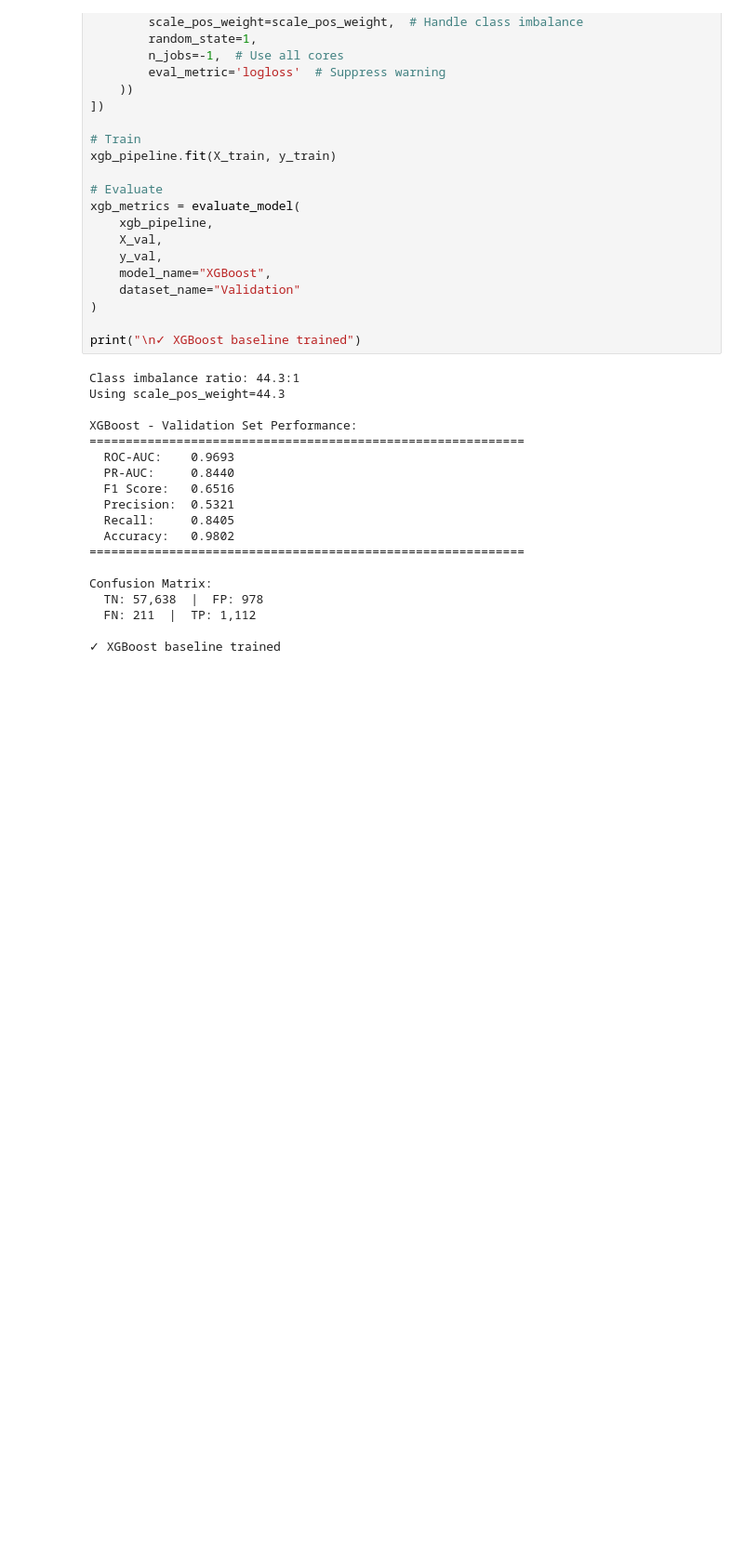
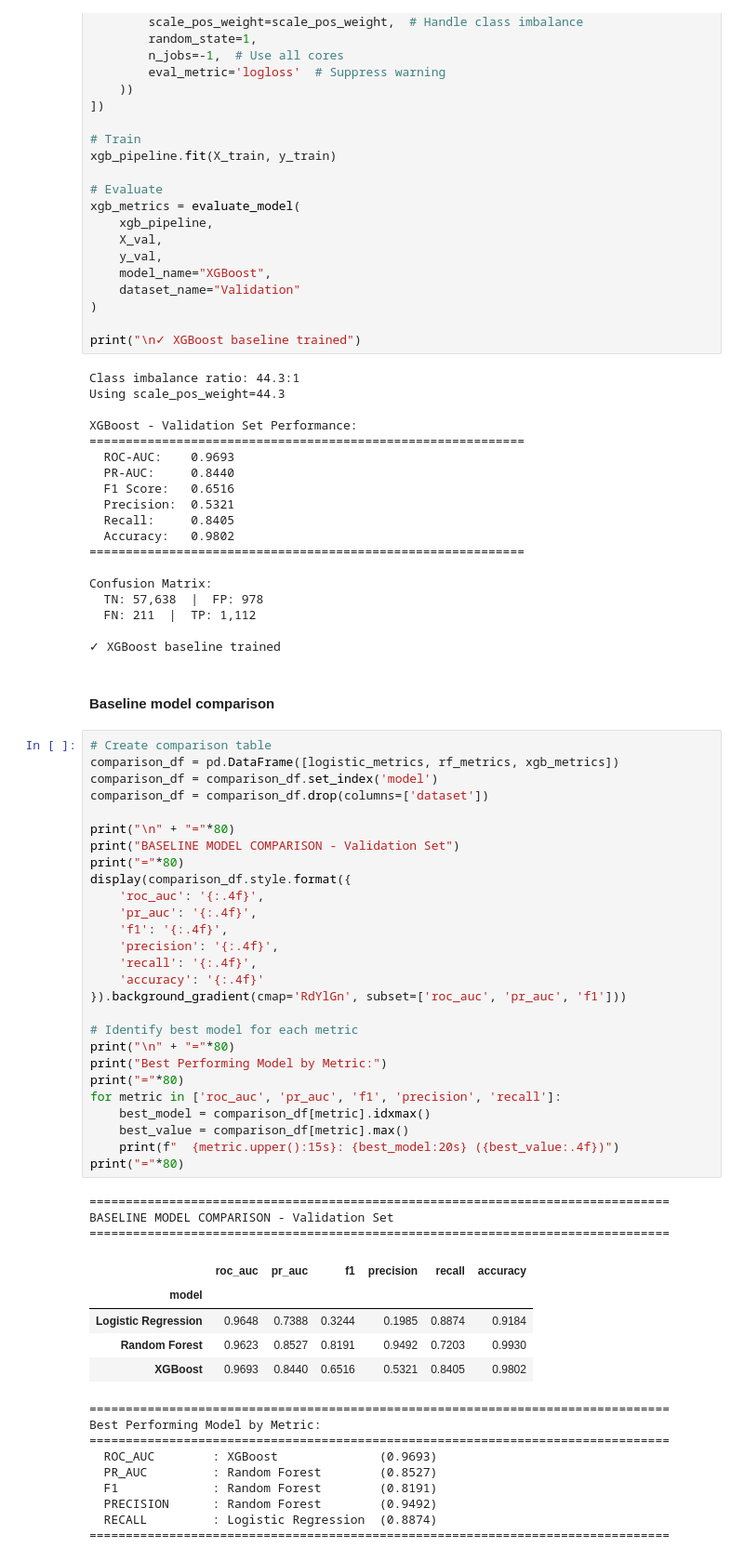
Before and after one commit to denshe/ecom-fraud-detection, a Jupyter notebook: fraud_transactions_eda_training.ipynb, the cells around one changed output. Shown at 93% size. Cells and saved outputs as stored; diff of their text form; blank space fills up the shorter version.

```diff
--- a/fraud_transactions_eda_training.ipynb
+++ b/fraud_transactions_eda_training.ipynb
@@ -801,3 +802,50 @@ Confusion Matrix:
   FN: 211  |  TP: 1,112
 
 ✓ XGBoost baseline trained
+# %% [markdown]
+#### Baseline model comparison
+# %%
+# Create comparison table
+comparison_df = pd.DataFrame([logistic_metrics, rf_metrics, xgb_metrics])
+comparison_df = comparison_df.set_index('model')
+comparison_df = comparison_df.drop(columns=['dataset'])
+
+print("\n" + "="*80)
+print("BASELINE MODEL COMPARISON - Validation Set")
+print("="*80)
+display(comparison_df.style.format({
+    'roc_auc': '{:.4f}',
+    'pr_auc': '{:.4f}',
+    'f1': '{:.4f}',
+    'precision': '{:.4f}',
+    'recall': '{:.4f}',
+    'accuracy': '{:.4f}'
+}).background_gradient(cmap='RdYlGn', subset=['roc_auc', 'pr_auc', 'f1']))
+
+# Identify best model for each metric
+print("\n" + "="*80)
+print("Best Performing Model by Metric:")
+print("="*80)
+for metric in ['roc_auc', 'pr_auc', 'f1', 'precision', 'recall']:
+    best_model = comparison_df[metric].idxmax()
+    best_value = comparison_df[metric].max()
+    print(f"  {metric.upper():15s}: {best_model:20s} ({best_value:.4f})")
+print("="*80)
+# %% [output]
+================================================================================
+BASELINE MODEL COMPARISON - Validation Set
+================================================================================
+|  | roc_auc | pr_auc | f1 | precision | recall | accuracy |
+| model |  |  |  |  |  |  |
+| Logistic Regression | 0.9648 | 0.7388 | 0.3244 | 0.1985 | 0.8874 | 0.9184 |
+| Random Forest | 0.9623 | 0.8527 | 0.8191 | 0.9492 | 0.7203 | 0.9930 |
+| XGBoost | 0.9693 | 0.8440 | 0.6516 | 0.5321 | 0.8405 | 0.9802 |
+================================================================================
+Best Performing Model by Metric:
+================================================================================
+  ROC_AUC        : XGBoost              (0.9693)
+  PR_AUC         : Random Forest        (0.8527)
+  F1             : Random Forest        (0.8191)
+  PRECISION      : Random Forest        (0.9492)
+  RECALL         : Logistic Regression  (0.8874)
+================================================================================
```
Also changed, not shown: parts of 2 cells of this notebook.
